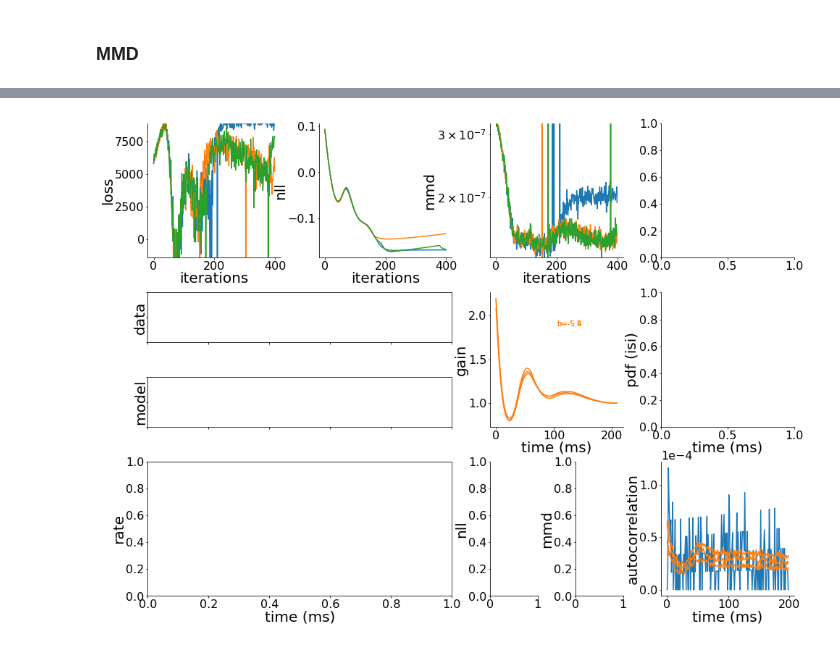
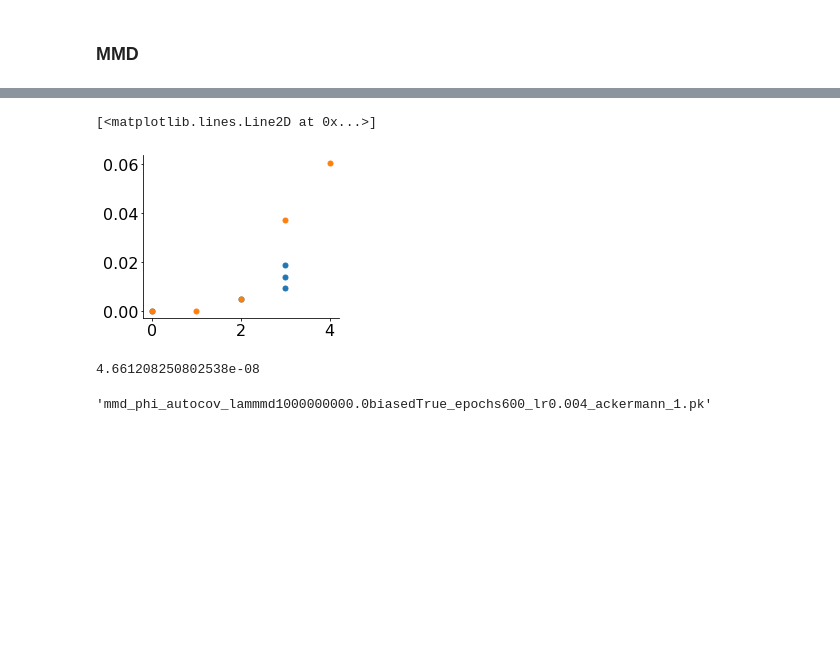
Before and after one commit to diegoarri91/mmd-glm, a Jupyter notebook: experiments/figure4/huk_mmd.ipynb, the cells around one changed output, grey strips where cells are left out. Cells and saved outputs as stored; diff of their text form; code cells hidden in the pictures; blank space fills up the shorter version.

```diff
--- a/experiments/figure4/huk_mmd.ipynb
+++ b/experiments/figure4/huk_mmd.ipynb
@@ -317,3 +282,29 @@ axac.plot(autocov_mmd[1:argf_autocorr], color=palette['mmd'], label='MMD-GLM')
+# %%
+vals = np.append(0, np.sort(isi_val))
+cum = np.linspace(0, 1, num=len(vals))
+# %%
+bins_isi = np.arange(0, 1091, 1)
+vals2, _ = np.histogram(isi_val, bins=bins_isi)
+vals2 = np.cumsum(vals2)
+vals2 = vals2 / vals2[-1]
+# %%
+# plt.plot(vals[], cum)
+# plt.plot(bins_isi[:-1], vals2)
+plt.plot(vals[:5], cum[:5], 'o')
+plt.plot(bins_isi[:5], vals2[:5], 'o')
+# plt.plot(bins_isi[])
+# %% [output]
+[<matplotlib.lines.Line2D at 0x...>]
+[figure, added]
+# %%
+argf = 100
+np.sum((autocov_val[3:argf] - autocov_mmd[3:argf])**2)
+# %% [output]
+4.661208250802538e-08
+# %%
+file_name
+# %% [output]
+'mmd_phi_autocov_lammmd1000000000.0biasedTrue_epochs600_lr0.004_ackermann_1.pk'
 # %%
 list_files = os.listdir('/home/diego/storage/projects/generative-glm/experiments/figure4/')
 
@@ -362,34 +341,0 @@ data = data[data.lam_mmd == 1e9]
-# %%
-from kernel.values import KernelBasisValues
-from gglm.glm.mmdglm import MMDGLM
-
-def load_file(path):
-    with open(path, "rb") as file:
-        dic = pickle.load(file)
-    loss_mmd = dic['loss_mmd']
-    metrics_mmd = dic['metrics_mmd']
-    mmdi = metrics_mmd['mmd']
-    nll_normed_train_mmd = dic['nll_train']
-    nll_normed_val_mmd = dic['nll_normed_val_mmd']
-    n, last_peak = 5, 100
-    eta = KernelBasisValues.orthogonalized_raised_cosines(1, last_peak, n, 5e1, a=1, coefs=dic['eta_coefs_mmd'])
-    t_ker = np.arange(0, eta.basis_values.shape[0], 1)
-    glm = MMDGLM(u0=dic['u0_mmd'], eta=eta)
-    _, _, mask_spikes_fr_mmd = glm.sample(t, shape=(8000, ))
-    autocov_mmd = np.mean(raw_autocorrelation(mask_spikes_fr_mmd, biased=False), 1)
-    ker_name = dic['ker_name']
-    return ker_name, loss_mmd, mmdi, nll_normed_train_mmd, glm, autocov_mmd
-
-label = 'MMD'
-color ='C1'
-fig, (axloss, axnlli, axmmdi, axextra, axd, axfr, axeta, axisi, axpsth, axnll, axmmd, axac) = plot_layout_fit()
-
-axac.plot(autocov_val[1:argf_autocorr], color=palette['d'], label='data')
-
-for ii in range(3):
-    path = '/home/diego/storage/projects/generative-glm/experiments/figure4/' + data.iloc[ii].file_name
-    ker_name, loss_mmd, mmdi, nll_normed_train_mmd, glm, autocov_mmd = load_file(path)
-    plot_fit(loss_mmd=loss_mmd, nll_normed_train_mmd=nll_normed_train_mmd, mmdi=mmdi, glm=glm, autocov_mmd=autocov_mmd,
-         axloss=axloss, axnlli=axnlli, axmmdi=axmmdi, axextra=axextra, axd=axd, axfr=axfr, axeta=axeta, axisi=axisi, axpsth=axpsth, axnll=axnll, axmmd=axmmd, axac=axac);
-# %% [output]
-[figure, removed]
```
Also changed, not shown: parts of 16 cells of this notebook, 20 other files.
